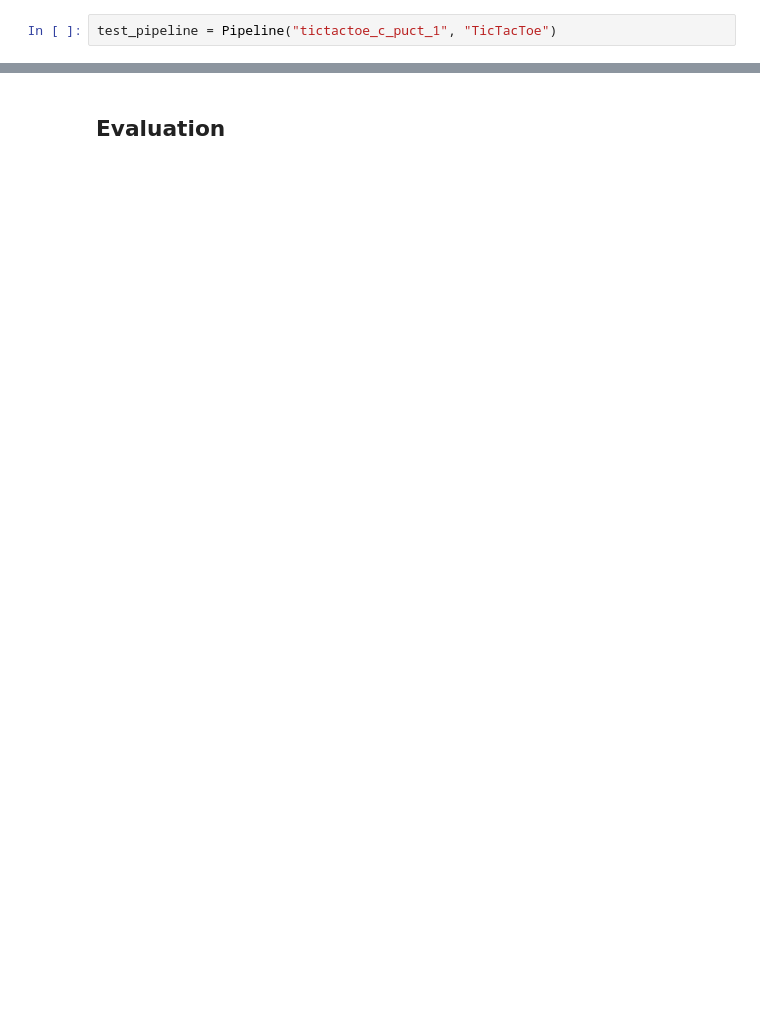
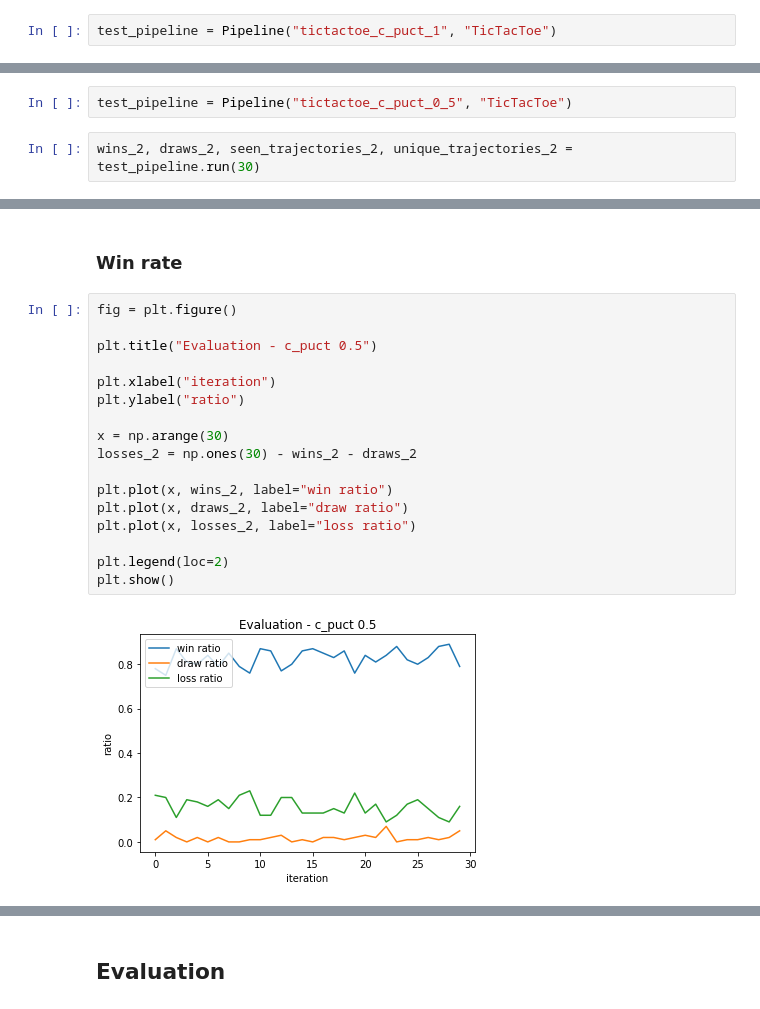
Before and after one commit to y4nnic/AlphaZero_for_small_board_games, a Jupyter notebook: experiment_exploration.ipynb, the cells around one changed output, grey strips where cells are left out. Saved outputs shown, nothing was run; the diff lists cells and outputs as text; blank space fills up the shorter version.

```diff
--- a/experiment_exploration.ipynb
+++ b/experiment_exploration.ipynb
@@ -127,0 +174,4 @@ print("losses_4 =", losses_4)
+# %%
+test_pipeline = Pipeline("tictactoe_c_puct_0_5", "TicTacToe")
+# %%
+wins_2, draws_2, seen_trajectories_2, unique_trajectories_2 = test_pipeline.run(30)
@@ -127,0 +196,21 @@ print("losses_4 =", losses_4)
+# %% [markdown]
+### Win rate
+# %%
+fig = plt.figure()
+
+plt.title("Evaluation - c_puct 0.5")
+
+plt.xlabel("iteration")
+plt.ylabel("ratio")
+
+x = np.arange(30)
+losses_2 = np.ones(30) - wins_2 - draws_2
+
+plt.plot(x, wins_2, label="win ratio")
+plt.plot(x, draws_2, label="draw ratio")
+plt.plot(x, losses_2, label="loss ratio")
+
+plt.legend(loc=2)
+plt.show()
+# %% [output]
+[figure, added]
```
Also changed, not shown: parts of 109 cells of this notebook.
